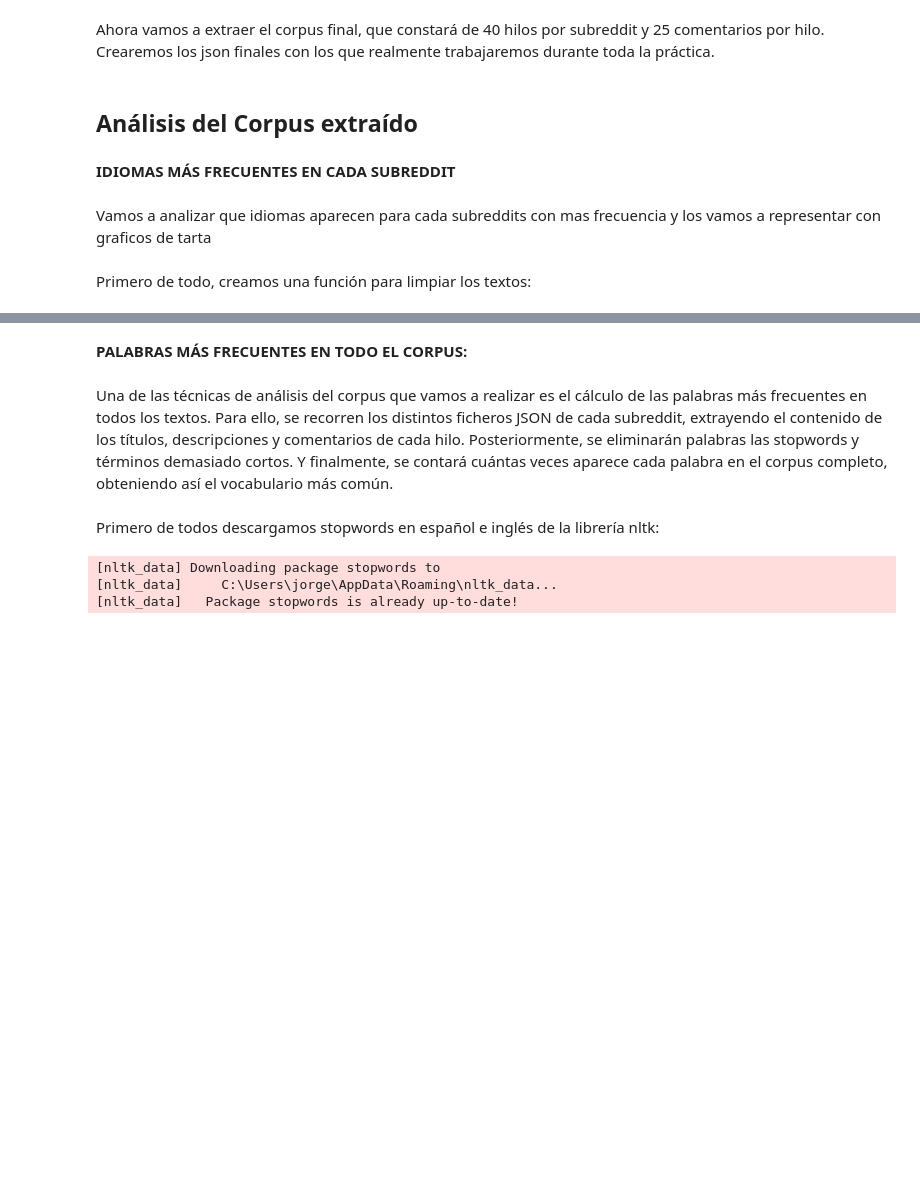
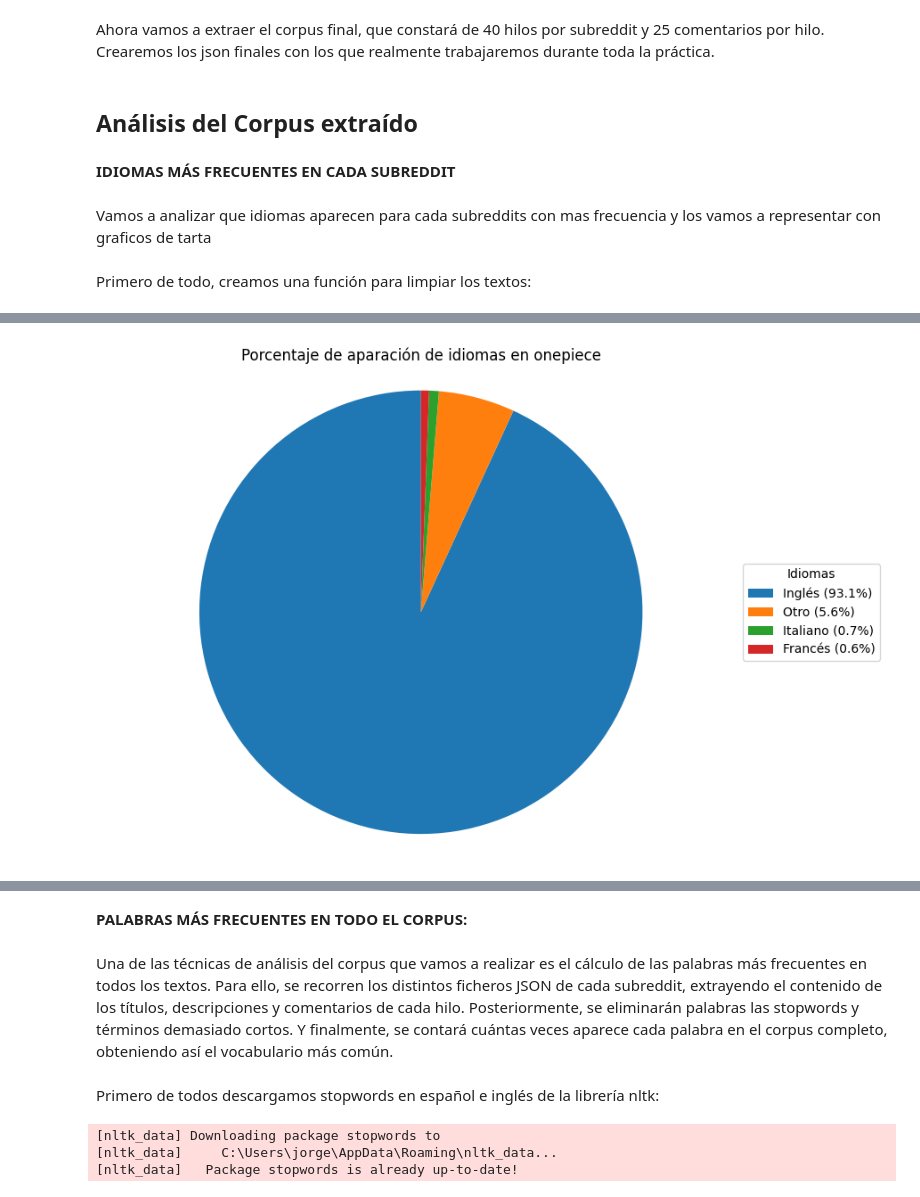
Before and after one commit to mario-mellinasn-um-es/PLN-entregable, a Jupyter notebook: apartado1.ipynb, the cells around one changed output, grey strips where cells are left out. Cells and saved outputs as stored; diff of their text form; code cells hidden in the pictures; blank space fills up the shorter version.

```diff
--- a/apartado1.ipynb
+++ b/apartado1.ipynb
@@ -618,18 +635,18 @@ Ahora, utilizando la libreria langdetect, vamos a detectar los idiomas que más
 # %%
+import matplotlib.pyplot as plt
+import pandas as pd
 import json
-import pandas as pd
-from langdetect import detect, DetectorFactory
 
-# Ponemos una semilla para que langdetect muestre siempre los mismos resultados
-# para textos muy cortos, ambiguos o con mezcla de idiomas
-DetectorFactory.seed = 42
+# Idiomas principales que queremos mostrar separados
+idiomas_principales = ["en", "fr", "es", "it"]
 
-# Función para detectar idioma
-def detectar_idioma(texto):
-    try:
-        return detect(texto)
-    except:
-        return "Desconocido"
+nombres_idiomas = {
+    "en": "Inglés",
+    "fr": "Francés",
+    "es": "Español",
+    "it": "Italiano",
+    "otro": "Otro"
+}
 
 
 # Recorremos cada subreddit
@@ -660,6 +677,7 @@ for subreddit in subreddits:
 
             lista_textos.append(texto_comment)
 
+
     # Creamos un dataframe para guardar los textos del subreddit
     df = pd.DataFrame()
 
@@ -669,23 +687,75 @@ for subreddit in subreddits:
     # Limpiamos los textos
     df["texto_limpio"] = df["texto"].apply(limpiar_texto)
 
-    # Detectamos idioma
+    # Quitamos textos cortos de menos de 20 caracteres
+    df = df[df["texto_limpio"].str.len() >= 20].copy()
+
+    # Detectamos idioma con la función de antes
     df["idioma"] = df["texto_limpio"].apply(detectar_idioma)
 
-    # Contamos idiomas
-    df_idiomas = df["idioma"].value_counts().reset_index()
 
-    # Renombramos columnas
+    # Creamos una lista donde indicamos los idiomas finales de cada texto guardando los idiomas poco frecuentes (los que no hemos definido arriba) en "otro"
+    idiomas_finales = []
+
+    for idioma in df["idioma"]:
+
+        if idioma in idiomas_principales:
+            idiomas_finales.append(idioma)
+        else:
+            idiomas_finales.append("otro")
+
+    df["idioma_final"] = idiomas_finales
+
+
+    # Contamos cuánto textos tienen cada idioma
+    df_idiomas = df["idioma_final"].value_counts().reset_index()
+
+    # Renombramos las columnas para tener cada idioma y en cuantos textos aparece
     df_idiomas.columns = ["idioma", "frecuencia"]
 
-    # Calculamos porcentaje
-    df_idiomas["porcentaje"] = (
-        df_idiomas["frecuencia"] / df_idiomas["frecuencia"].sum() * 100
-    )
+    # Calculamos el porcentaje que representa cada idioma sobre todos los textos
+    df_idiomas["porcentaje"] = (df_idiomas["frecuencia"] / df_idiomas["frecuencia"].sum() * 100)
 
-    # Mostrar bonito
+    # Mostramos el inicio de cada dataframe de idiomas cada subreddit
     print(f"   Textos válidos: {len(df)}")
     print(df_idiomas.head())
     print()
+
+
+    # Finalmente, representamos GRÁFICAMENTE los porcentajes de idiomas para cada subreddit en gráficos de tarta
+    etiquetas = []
+
+    # Recorremos el dataframe de idiomas de cada subreddit
+    for i in range(len(df_idiomas)):
+
+        # Obtenemos de cada fila: idioma y porcentaje de aparación
+        idioma = df_idiomas.loc[i, "idioma"]
+        porcentaje = df_idiomas.loc[i, "porcentaje"]
+
+        # Obtenemos el nombre de la lista inicial
+        nombre = nombres_idiomas[idioma]
+
+        etiquetas.append(f"{nombre} ({porcentaje:.1f}%)")
+
+    # Gráfico
+    plt.figure(figsize=(9, 6))
+
+    wedges, texts = plt.pie(
+        df_idiomas["frecuencia"],
+        startangle=90
+    )
+
+    plt.legend(
+        wedges,
+        etiquetas,
+        title="Idiomas",
+        loc="center left",
+        bbox_to_anchor=(1, 0.5)
+    )
+
+    plt.title(f"Porcentaje de aparación de idiomas en {subreddit}")
+    plt.axis("equal")
+    plt.tight_layout()
+    plt.show()
 # %% [output]
 Procesando onepiece_final.json...
@@ -707,0 +768 @@ Procesando soccer_final.json...
+[figure, added]
```
Also changed, not shown: parts of 7 cells of this notebook.
